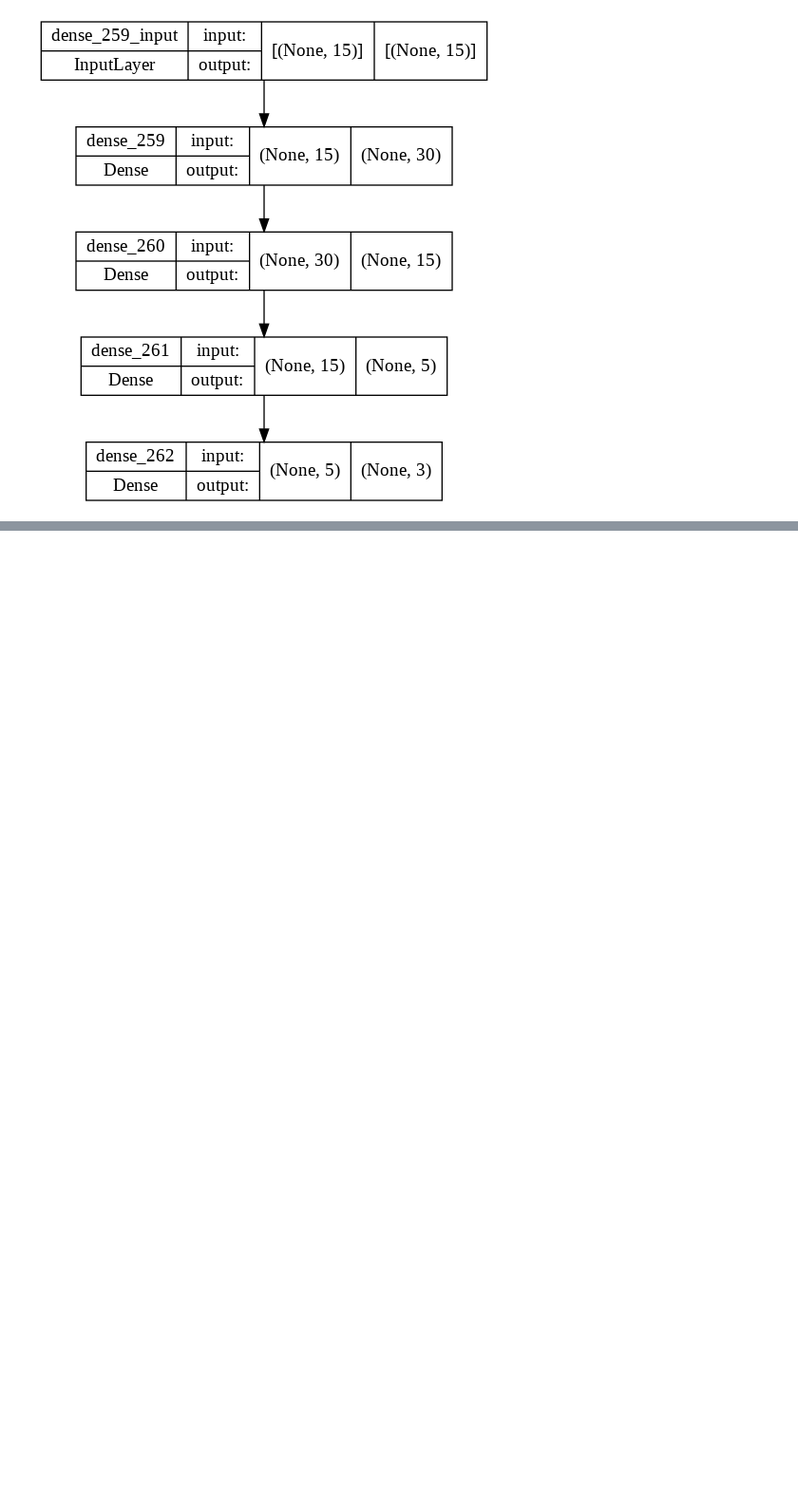
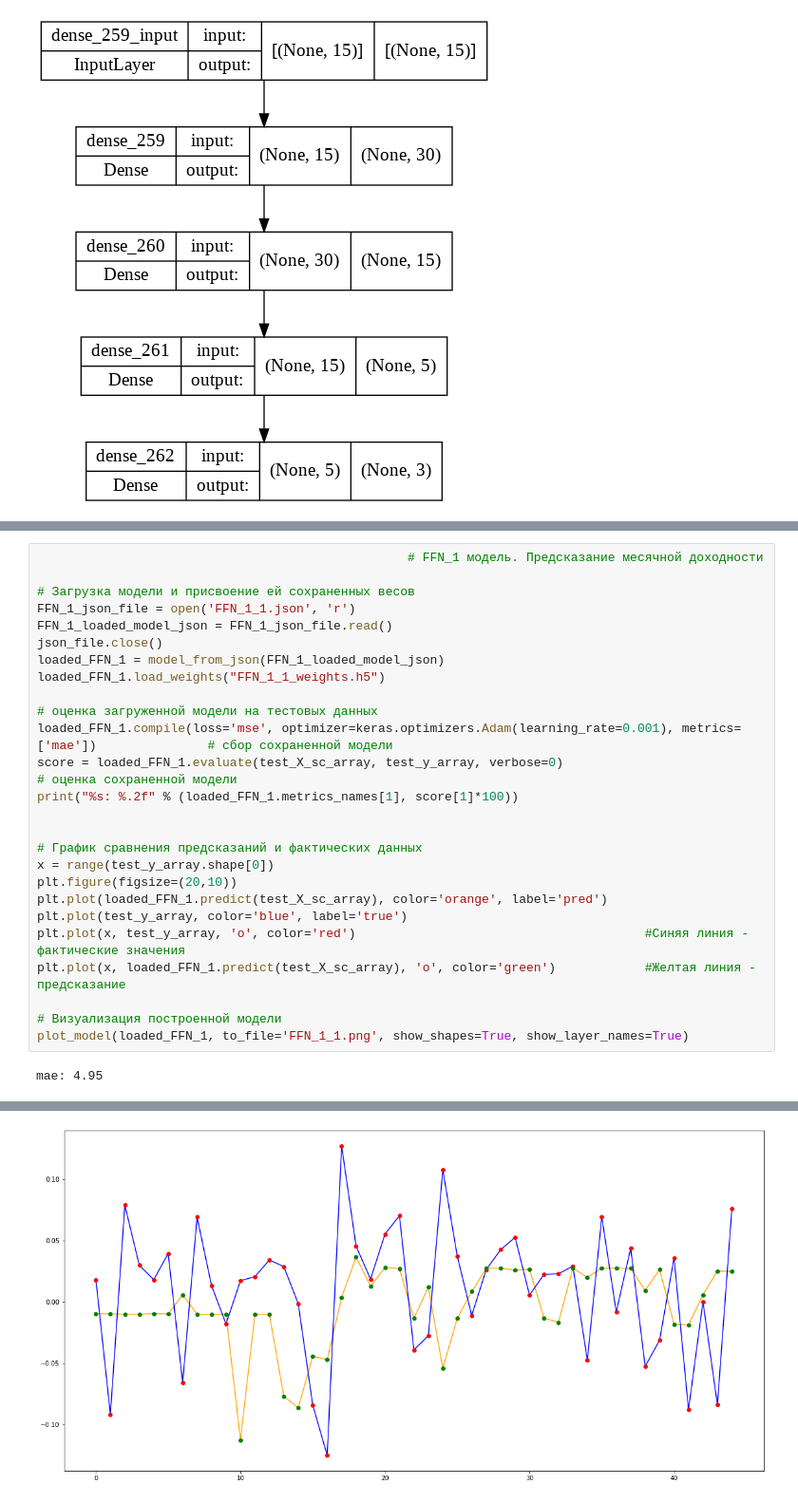
Before and after one commit to Sofil1886/Finance, a Jupyter notebook: Модели_(LSTM_и_FFN).ipynb, the cells around one changed output, grey strips where cells are left out. Shown at 95% size. Drawn from its saved outputs; the diff is of its cells as text; blank space fills up the shorter version.

```diff
--- a/Модели_(LSTM_и_FFN).ipynb
+++ b/Модели_(LSTM_и_FFN).ipynb
@@ -1560,0 +1628,28 @@ accuracy: 48.89%
+# %%
+                                                  # FFN_1 модель. Предсказание месячной доходности
+
+# Загрузка модели и присвоение ей сохраненных весов
+FFN_1_json_file = open('FFN_1_1.json', 'r')
+FFN_1_loaded_model_json = FFN_1_json_file.read()
+json_file.close()
+loaded_FFN_1 = model_from_json(FFN_1_loaded_model_json)
+loaded_FFN_1.load_weights("FFN_1_1_weights.h5")
+
+# оценка загруженной модели на тестовых данных
+loaded_FFN_1.compile(loss='mse', optimizer=keras.optimizers.Adam(learning_rate=0.001), metrics=['mae'])               # сбор сохраненной модели
+score = loaded_FFN_1.evaluate(test_X_sc_array, test_y_array, verbose=0)                                               # оценка сохраненной модели
+print("%s: %.2f" % (loaded_FFN_1.metrics_names[1], score[1]*100))
+
+
+# График сравнения предсказаний и фактических данных
+x = range(test_y_array.shape[0])
+plt.figure(figsize=(20,10))
+plt.plot(loaded_FFN_1.predict(test_X_sc_array), color='orange', label='pred')
+plt.plot(test_y_array, color='blue', label='true')
+plt.plot(x, test_y_array, 'o', color='red')                                       #Синяя линия - фактические значения
+plt.plot(x, loaded_FFN_1.predict(test_X_sc_array), 'o', color='green')            #Желтая линия - предсказание
+
+# Визуализация построенной модели
+plot_model(loaded_FFN_1, to_file='FFN_1_1.png', show_shapes=True, show_layer_names=True)
+# %% [output]
+mae: 4.95
@@ -1560,0 +1657 @@ accuracy: 48.89%
+[figure, added]
```
Also changed, not shown: parts of 12 cells of this notebook.
